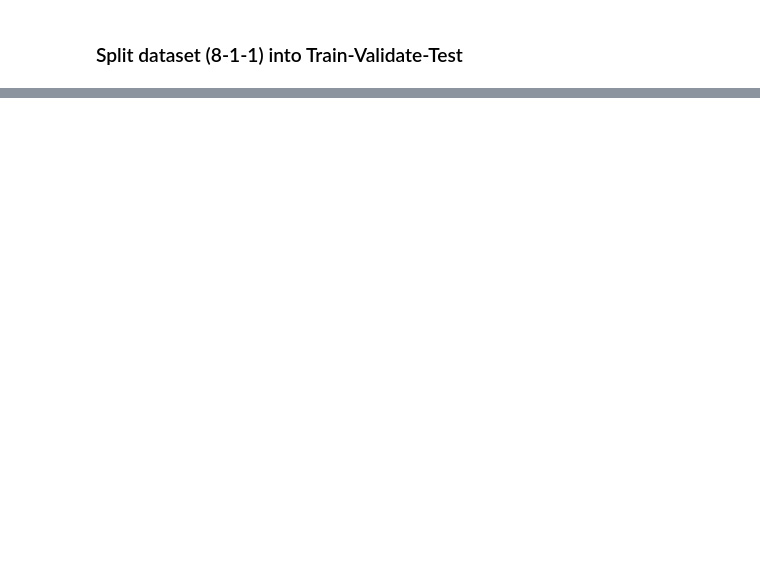
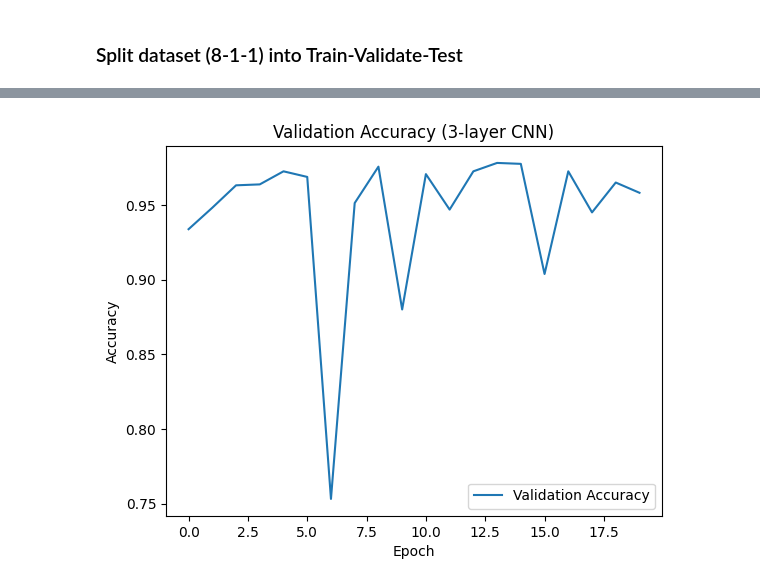
Before and after one commit to senggkiat/anomaly_detection_xray_scans, a Jupyter notebook: notebooks/1_cnn.ipynb, the cells around one changed output, grey strips where cells are left out. Saved outputs shown, nothing was run; the diff lists cells and outputs as text; code cells hidden in the pictures; blank space fills up the shorter version.

```diff
--- a/notebooks/1_cnn.ipynb
+++ b/notebooks/1_cnn.ipynb
@@ -457,0 +959,13 @@ KeyboardInterrupt:
+# %%
+plt.figure()
+
+plt.plot(val_accs, label='Validation Accuracy')
+
+plt.xlabel('Epoch')
+plt.ylabel('Accuracy')
+plt.title('Validation Accuracy (3-layer CNN)')
+plt.legend()
+
+plt.show()
+# %% [output]
+[figure, added]
```
Also changed, not shown: parts of 31 cells of this notebook, 11 other files.
